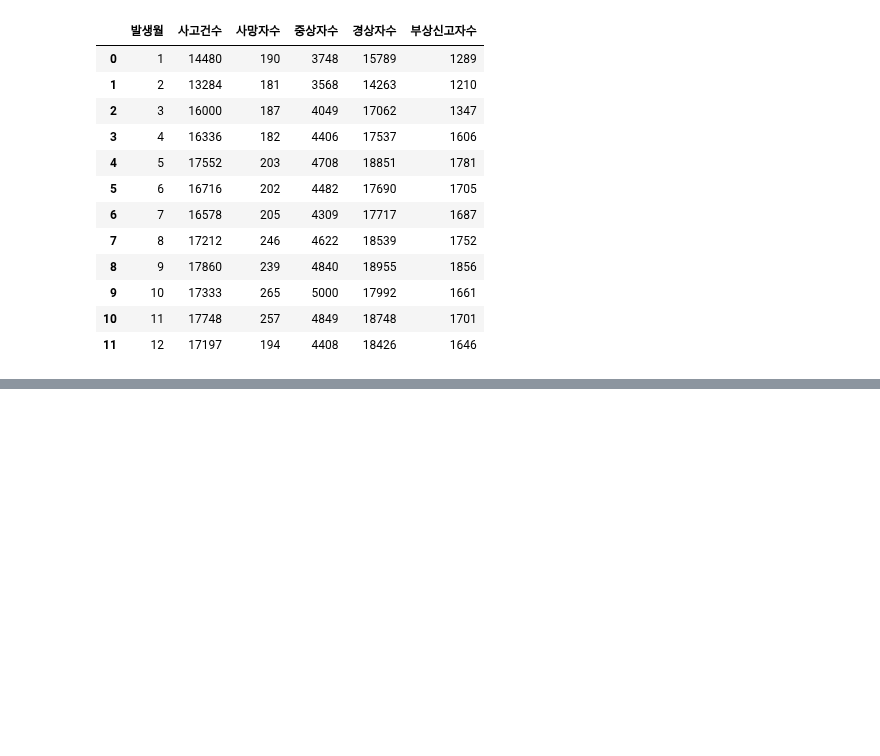
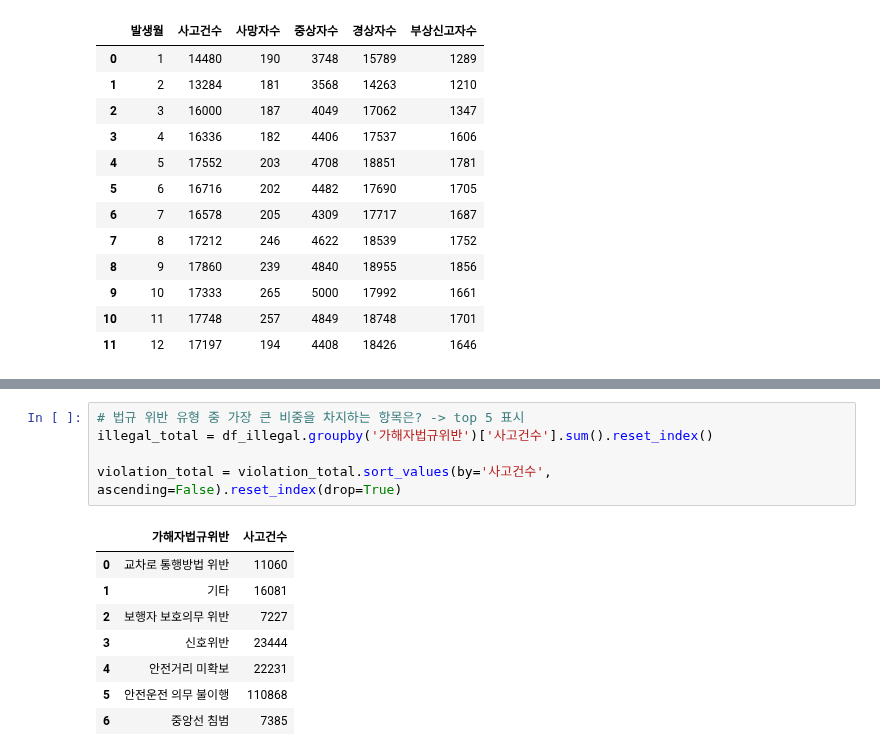
Before and after one commit to irisyshin/hipython_rep, a Jupyter notebook: mini_project_s1/data_analyse.ipynb, the cells around one changed output, grey strips where cells are left out. Drawn from its saved outputs; the diff is of its cells as text; blank space fills up the shorter version.

```diff
--- a/mini_project_s1/data_analyse.ipynb
+++ b/mini_project_s1/data_analyse.ipynb
@@ -114,0 +171,14 @@ plt.show()
+# %%
+# 법규 위반 유형 중 가장 큰 비중을 차지하는 항목은? -> top 5 표시
+illegal_total = df_illegal.groupby('가해자법규위반')['사고건수'].sum().reset_index()
+
+violation_total = violation_total.sort_values(by='사고건수', ascending=False).reset_index(drop=True)
+# %% [output]
+|  | 가해자법규위반 | 사고건수 |
+| 0 | 교차로 통행방법 위반 | 11060 |
+| 1 | 기타 | 16081 |
+| 2 | 보행자 보호의무 위반 | 7227 |
+| 3 | 신호위반 | 23444 |
+| 4 | 안전거리 미확보 | 22231 |
+| 5 | 안전운전 의무 불이행 | 110868 |
+| 6 | 중앙선 침범 | 7385 |
```
Also changed, not shown: parts of 9 cells of this notebook.
